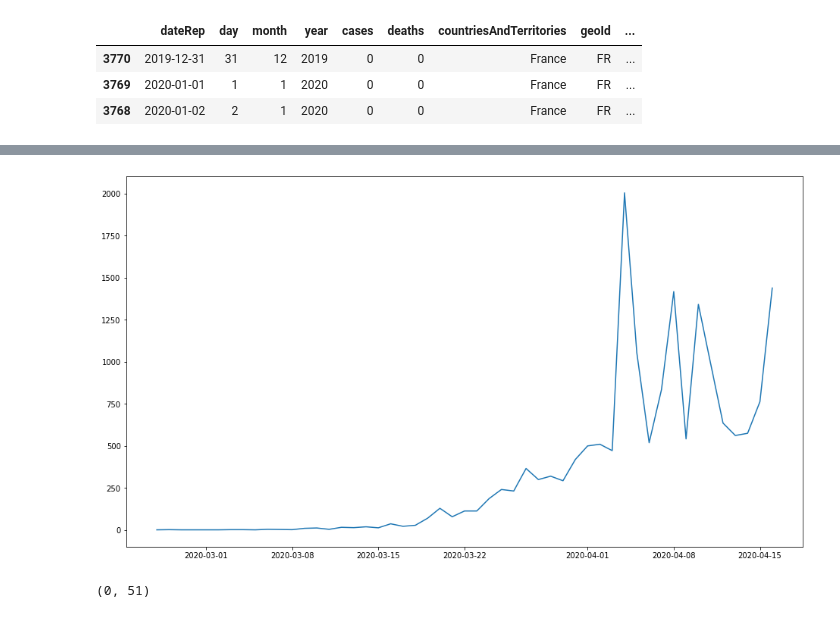
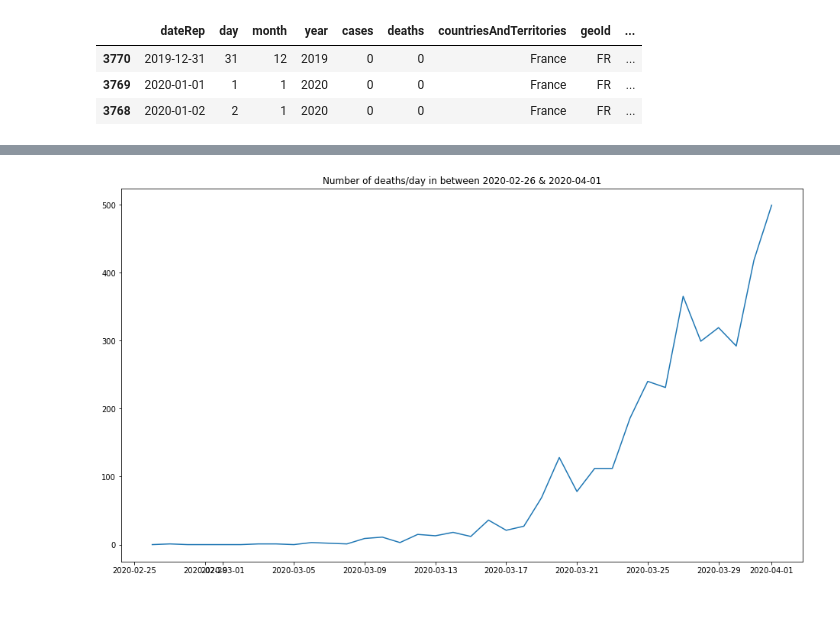
Before and after one commit to chloeskt/covid-19, a Jupyter notebook: ABC_SIR.ipynb, the cells around one changed output, grey strips where cells are left out. Drawn from its saved outputs; the diff is of its cells as text; code cells hidden in the pictures.

```diff
--- a/ABC_SIR.ipynb
+++ b/ABC_SIR.ipynb
@@ -284,13 +293,11 @@ print(tmp.cases.values[0])
 # %%
 plt.figure(figsize=(16,9))
 tmp = df[(df['dateRep'] >= '2020-02-26') & (df['dateRep'] <= '2020-04-01')]
 plt.plot(tmp['dateRep'], tmp['deaths'])
+plt.title('Number of deaths/day in between 2020-02-26 & 2020-04-01')
 plt.show()
-
-tmp.deaths.values[0], len(tmp)
 # %% [output]
-[figure, old version]
+[figure, new version]
-(0, 51)
 # %%
 def model(init, params, T, dt):
     beta, gamma, mu = params
```
Also changed, not shown: parts of 12 cells of this notebook.
